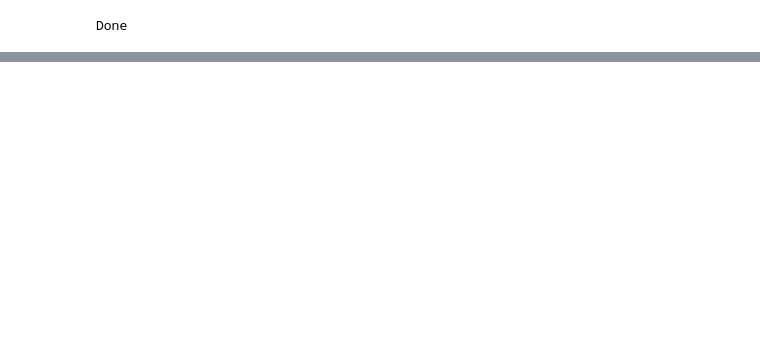
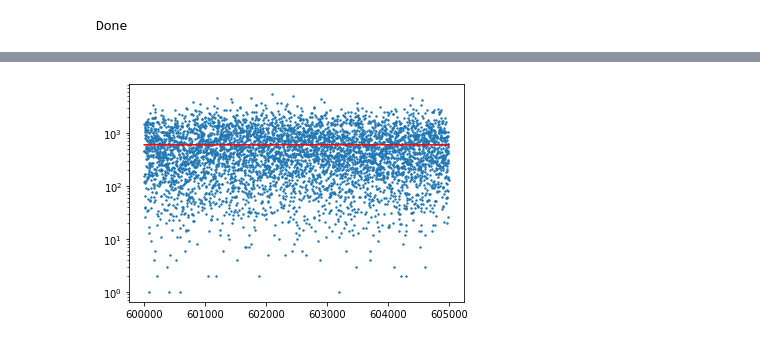
Before and after one commit to louismeeckers/blockchain-analysis, a Jupyter notebook: analysis2.ipynb, the cells around one changed output, grey strips where cells are left out. Cells and saved outputs as stored; diff of their text form; code cells hidden in the pictures; blank space fills up the shorter version.

```diff
--- a/analysis2.ipynb
+++ b/analysis2.ipynb
@@ -107,0 +127,6 @@ Index(['hash', 'ver', 'time', 'bits', 'fee', 'nonce', 'n_tx', 'difficulty',
+# %%
+plt.scatter(block_data.index, block_data["time_diff"], s=2)
+plt.plot(block_data.index, [10*60 for _ in block_data.index], c='r')
+plt.yscale("log")
+# %% [output]
+[figure, added]
```
Also changed, not shown: parts of 17 cells of this notebook, 6 other files.
